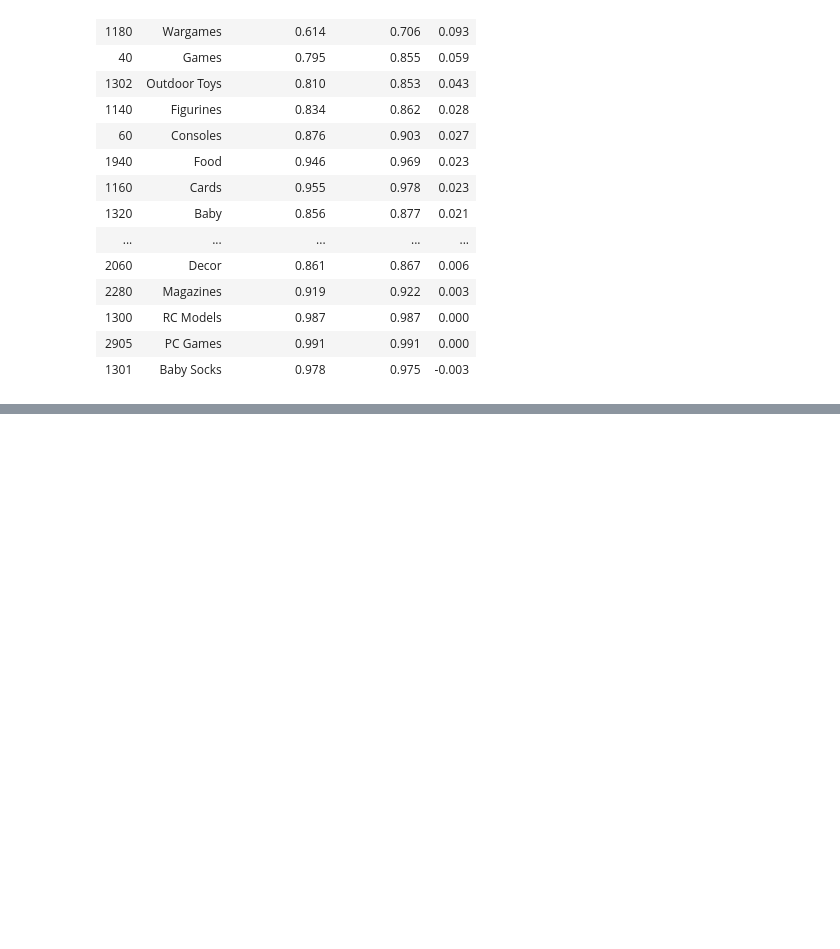
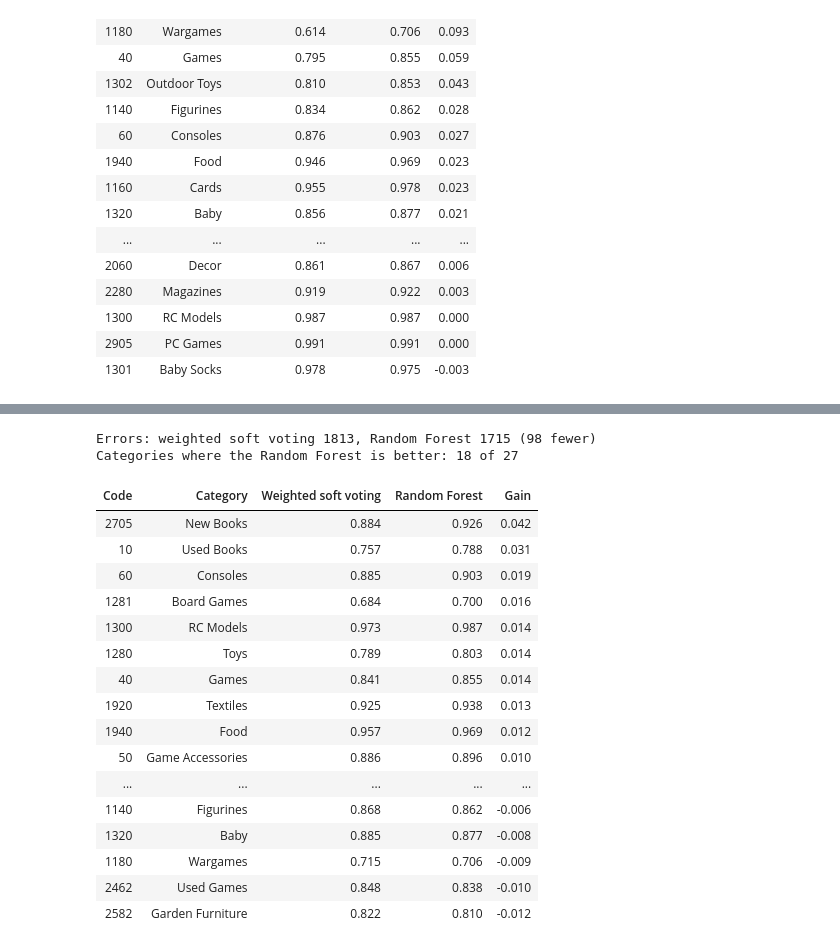
Before and after one commit to wahajaslm/liora-capstone, a Jupyter notebook: notebooks/04_text_and_image_fusion.ipynb, the cells around one changed output, grey strips where cells are left out. Drawn from its saved outputs; the diff is of its cells as text; code cells hidden in the pictures; blank space fills up the shorter version.

```diff
--- a/notebooks/04_text_and_image_fusion.ipynb
+++ b/notebooks/04_text_and_image_fusion.ipynb
@@ -225,0 +232,37 @@ display(per_class.sort_values("Gain", ascending=False).style.hide(axis="index").
+# %%
+soft_best                = "Weighted soft voting (CamemBERT + SVM + image)"
+soft_scores              = compute_per_class_metrics(y_true, predictions[soft_best], classes)
+
+versus                   = pd.DataFrame({
+    "Code":                 classes,
+    "Category":             [CATEGORY_NAMES[c] for c in classes],
+    "Weighted soft voting": soft_scores["f1"],
+    "Random Forest":        best_scores["f1"],
+})
+versus["Gain"]           = versus["Random Forest"] - versus["Weighted soft voting"]
+
+soft_errors              = int((predictions[soft_best] != y_true).sum())
+forest_errors            = int((predictions[best] != y_true).sum())
+print(f"Errors: weighted soft voting {soft_errors}, Random Forest {forest_errors} ({soft_errors - forest_errors} fewer)")
+print(f"Categories where the Random Forest is better: {(versus['Gain'] > 0).sum()} of {len(versus)}")
+display(versus.sort_values("Gain", ascending=False).style.hide(axis="index").format(precision=3))
+# %% [output]
+Errors: weighted soft voting 1813, Random Forest 1715 (98 fewer)
+Categories where the Random Forest is better: 18 of 27
+| Code | Category | Weighted soft voting | Random Forest | Gain |
+| 2705 | New Books | 0.884 | 0.926 | 0.042 |
+| 10 | Used Books | 0.757 | 0.788 | 0.031 |
+| 60 | Consoles | 0.885 | 0.903 | 0.019 |
+| 1281 | Board Games | 0.684 | 0.700 | 0.016 |
+| 1300 | RC Models | 0.973 | 0.987 | 0.014 |
+| 1280 | Toys | 0.789 | 0.803 | 0.014 |
+| 40 | Games | 0.841 | 0.855 | 0.014 |
+| 1920 | Textiles | 0.925 | 0.938 | 0.013 |
+| 1940 | Food | 0.957 | 0.969 | 0.012 |
+| 50 | Game Accessories | 0.886 | 0.896 | 0.010 |
+| ... | ... | ... | ... | ... |
+| 1140 | Figurines | 0.868 | 0.862 | -0.006 |
+| 1320 | Baby | 0.885 | 0.877 | -0.008 |
+| 1180 | Wargames | 0.715 | 0.706 | -0.009 |
+| 2462 | Used Games | 0.848 | 0.838 | -0.010 |
+| 2582 | Garden Furniture | 0.822 | 0.810 | -0.012 |
```
Also changed, not shown: parts of 7 cells of this notebook, 1 other file.
